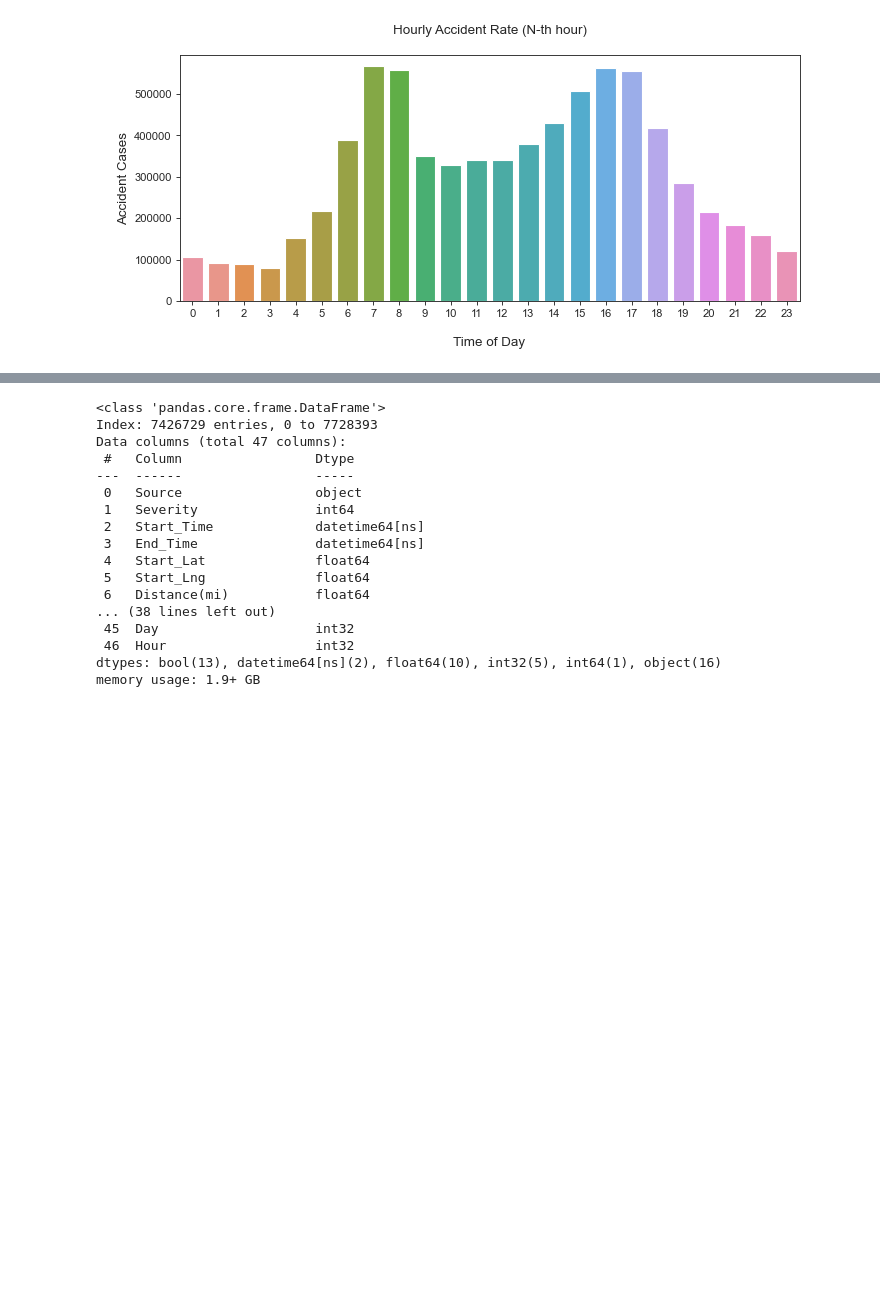
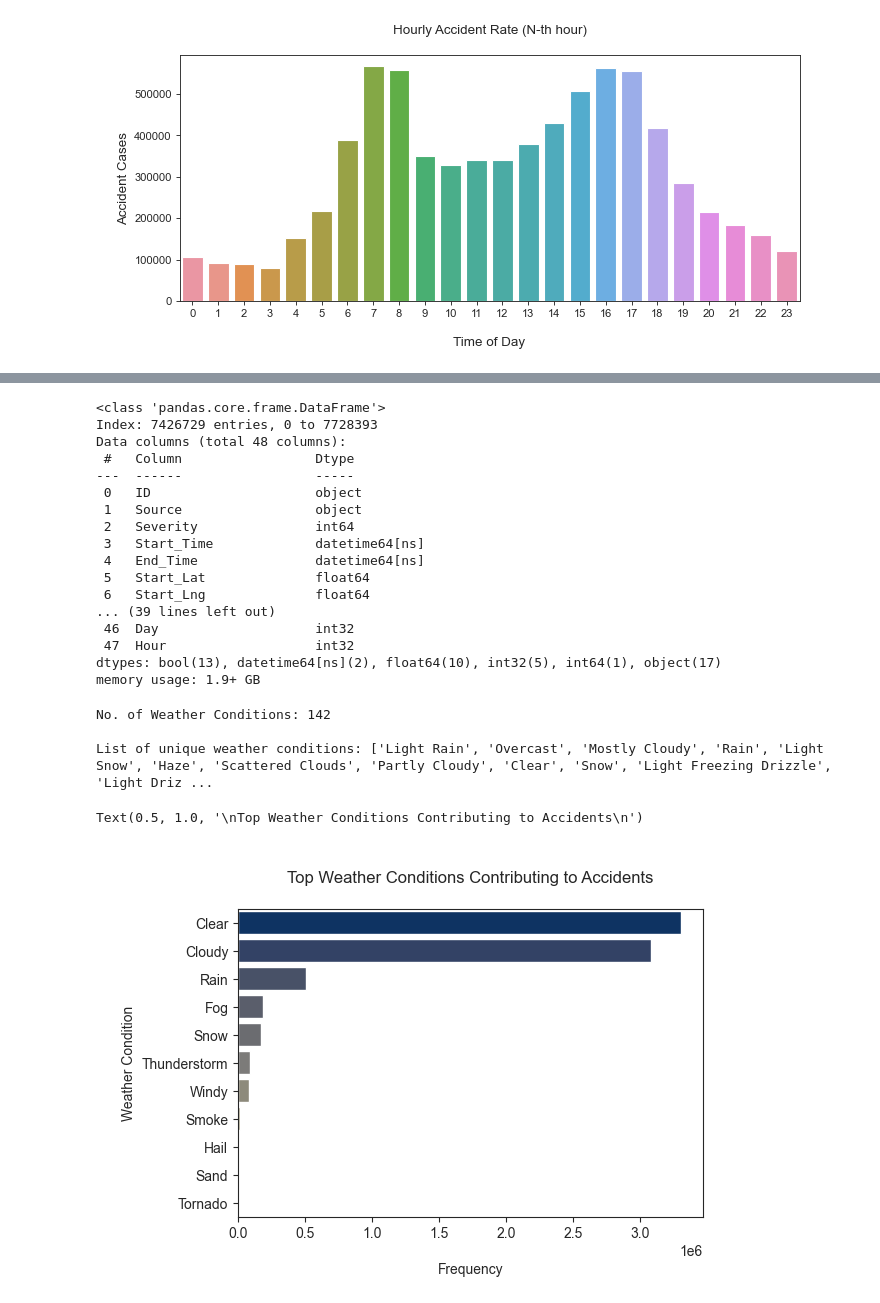
Before and after one commit to AbhirupB/Road-accidents-ML, a Jupyter notebook: EDA and training.ipynb, the cells around one changed output, grey strips where cells are left out. Drawn from its saved outputs; the diff is of its cells as text; code cells hidden in the pictures; blank space fills up the shorter version.

```diff
--- a/EDA and training.ipynb
+++ b/EDA and training.ipynb
@@ -150,7 +150,7 @@ df_copy.duplicated().sum()
 # %% [output]
 0
 # %%
-df_copy = df_copy.drop(['ID', 'Country'], axis=1)
+df_copy = df_copy.drop(['Country'], axis=1)
 # %%
 df_copy.head()
 # %% [output]
@@ -475,18 +439,58 @@ df_copy.info()
 # %% [output]
 <class 'pandas.core.frame.DataFrame'>
 Index: 7426729 entries, 0 to 7728393
-Data columns (total 47 columns):
+Data columns (total 48 columns):
  #   Column                 Dtype
 ---  ------                 -----
- 0   Source                 object
- 1   Severity               int64
- 2   Start_Time             datetime64[ns]
- 3   End_Time               datetime64[ns]
- 4   Start_Lat              float64
- 5   Start_Lng              float64
- 6   Distance(mi)           float64
-... (38 lines left out)
- 45  Day                    int32
- 46  Hour                   int32
-dtypes: bool(13), datetime64[ns](2), float64(10), int32(5), int64(1), object(16)
+ 0   ID                     object
+ 1   Source                 object
+ 2   Severity               int64
+ 3   Start_Time             datetime64[ns]
+ 4   End_Time               datetime64[ns]
+ 5   Start_Lat              float64
+ 6   Start_Lng              float64
+... (39 lines left out)
+ 46  Day                    int32
+ 47  Hour                   int32
+dtypes: bool(13), datetime64[ns](2), float64(10), int32(5), int64(1), object(17)
 memory usage: 1.9+ GB
+# %%
+df_copy = df_copy.drop(['Turning_Loop'], axis=1)
+# %%
+print("No. of Weather Conditions:", len(df_copy["Weather_Condition"].unique()))
+
+# To view the complete list of 142 weather descriptions, run the following code
+print("\nList of unique weather conditions:", list(df_copy["Weather_Condition"].unique()))
+# %% [output]
+No. of Weather Conditions: 142
+
+List of unique weather conditions: ['Light Rain', 'Overcast', 'Mostly Cloudy', 'Rain', 'Light Snow', 'Haze', 'Scattered Clouds', 'Partly Cloudy', 'Clear', 'Snow', 'Light Freezing Drizzle', 'Light Driz ...
+# %%
+df_copy.loc[df_copy["Weather_Condition"].str.contains("Thunder|T-Storm", na=False), "Weather_Condition"] = "Thunderstorm"
+df_copy.loc[df_copy["Weather_Condition"].str.contains("Snow|Sleet|Wintry", na=False), "Weather_Condition"] = "Snow"
+df_copy.loc[df_copy["Weather_Condition"].str.contains("Rain|Drizzle|Shower", na=False), "Weather_Condition"] = "Rain"
+df_copy.loc[df_copy["Weather_Condition"].str.contains("Wind|Squalls", na=False), "Weather_Condition"] = "Windy"
+df_copy.loc[df_copy["Weather_Condition"].str.contains("Hail|Pellets", na=False), "Weather_Condition"] = "Hail"
+df_copy.loc[df_copy["Weather_Condition"].str.contains("Fair", na=False), "Weather_Condition"] = "Clear"
+df_copy.loc[df_copy["Weather_Condition"].str.contains("Cloud|Overcast", na=False), "Weather_Condition"] = "Cloudy"
+df_copy.loc[df_copy["Weather_Condition"].str.contains("Mist|Haze|Fog", na=False), "Weather_Condition"] = "Fog"
+df_copy.loc[df_copy["Weather_Condition"].str.contains("Sand|Dust", na=False), "Weather_Condition"] = "Sand"
+df_copy.loc[df_copy["Weather_Condition"].str.contains("Smoke|Volcanic Ash", na=False), "Weather_Condition"] = "Smoke"
+df_copy.loc[df_copy["Weather_Condition"].str.contains("N/A Precipitation", na=False), "Weather_Condition"] = np.nan
+# %%
+wc = pd.DataFrame(df_copy['Weather_Condition'].value_counts()).reset_index().sort_values(by='count', ascending=False)
+wc.rename(columns={'Weather_Condition':'weather_condition', 'count':'frequency'}, inplace=True)
+# wc stands for weather condition
+# %%
+# Create a figure and axis
+fig, ax = plt.subplots(figsize=(6, 4))
+sns.set_style('ticks')
+sns.barplot(x='frequency', y='weather_condition', data=wc, palette='cividis', orient='h')
+
+# Add labels and title
+ax.set_xlabel('\nFrequency')
+ax.set_ylabel('\nWeather Condition')
+ax.set_title('\nTop Weather Conditions Contributing to Accidents\n')
+# %% [output]
+Text(0.5, 1.0, '\nTop Weather Conditions Contributing to Accidents\n')
+[figure, added]
```
Also changed, not shown: parts of 16 cells of this notebook.
